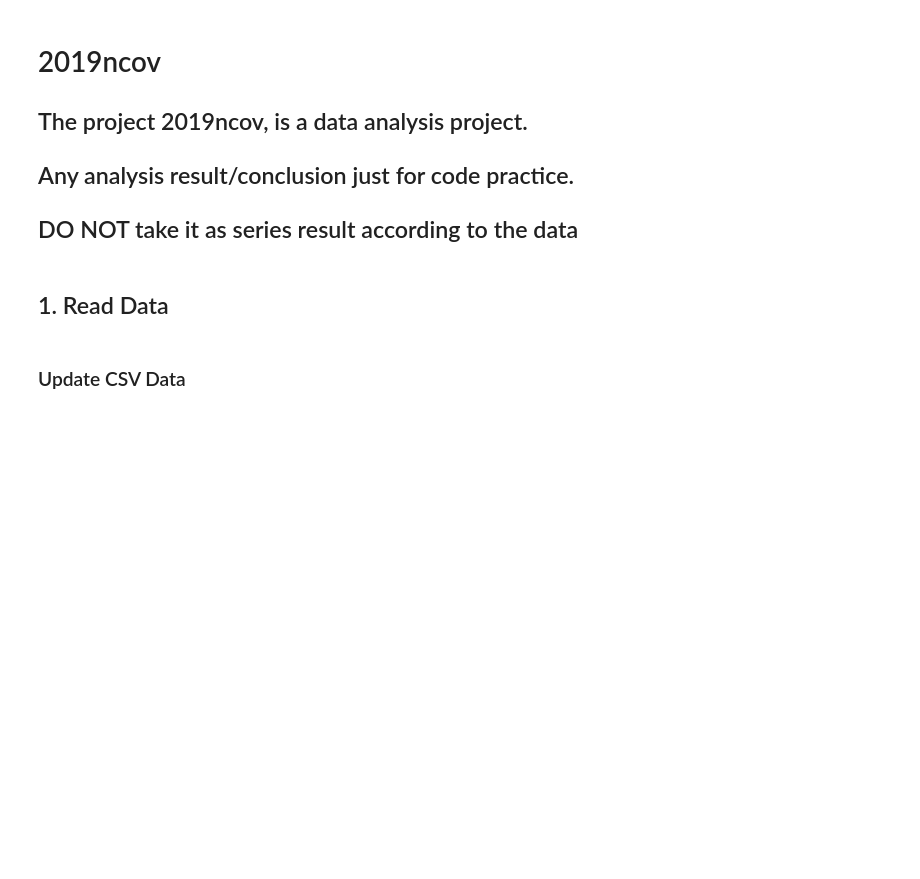
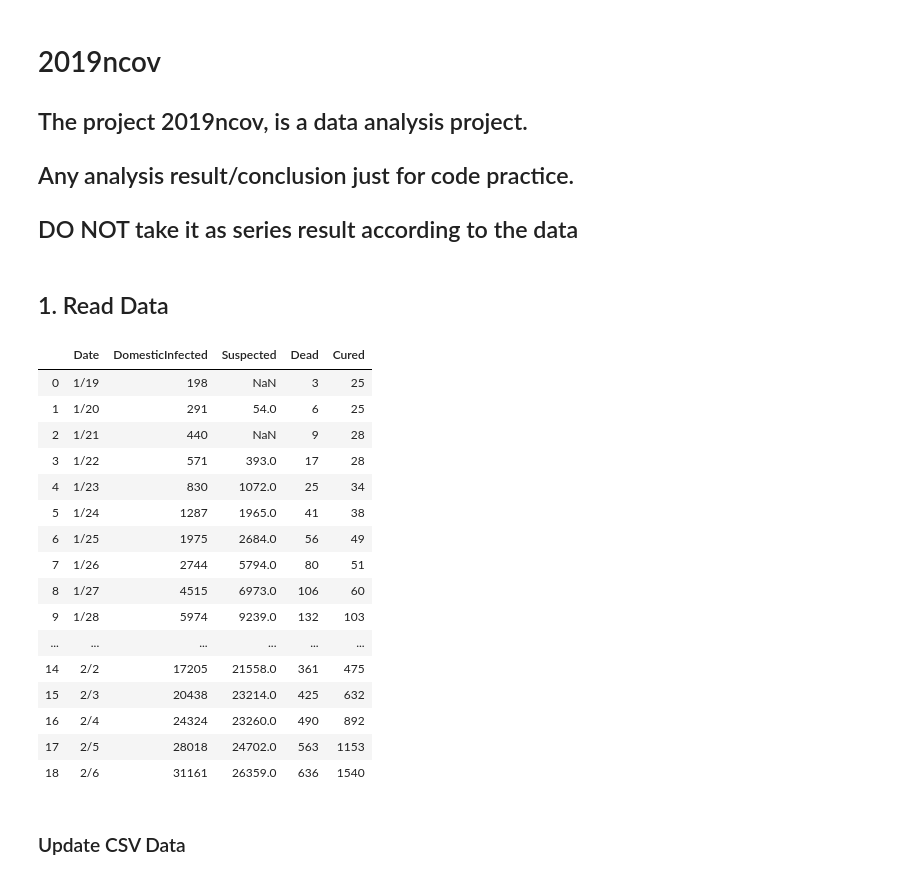
Before and after one commit to Django-Jiang/2019ncovDA, a Jupyter notebook: DA.ipynb, the cells around one changed output. Drawn from its saved outputs; the diff is of its cells as text; code cells hidden in the pictures; blank space fills up the shorter version.

```diff
--- a/DA.ipynb
+++ b/DA.ipynb
@@ -16,6 +16,26 @@ import seaborn as sns
 # %%
 filename = "2019ncov.csv"
 data = pd.read_csv(filename)
+# %%
+data
+# %% [output]
+|  | Date | DomesticInfected | Suspected | Dead | Cured |
+| 0 | 1/19 | 198 | NaN | 3 | 25 |
+| 1 | 1/20 | 291 | 54.0 | 6 | 25 |
+| 2 | 1/21 | 440 | NaN | 9 | 28 |
+| 3 | 1/22 | 571 | 393.0 | 17 | 28 |
+| 4 | 1/23 | 830 | 1072.0 | 25 | 34 |
+| 5 | 1/24 | 1287 | 1965.0 | 41 | 38 |
+| 6 | 1/25 | 1975 | 2684.0 | 56 | 49 |
+| 7 | 1/26 | 2744 | 5794.0 | 80 | 51 |
+| 8 | 1/27 | 4515 | 6973.0 | 106 | 60 |
+| 9 | 1/28 | 5974 | 9239.0 | 132 | 103 |
+| ... | ... | ... | ... | ... | ... |
+| 14 | 2/2 | 17205 | 21558.0 | 361 | 475 |
+| 15 | 2/3 | 20438 | 23214.0 | 425 | 632 |
+| 16 | 2/4 | 24324 | 23260.0 | 490 | 892 |
+| 17 | 2/5 | 28018 | 24702.0 | 563 | 1153 |
+| 18 | 2/6 | 31161 | 26359.0 | 636 | 1540 |
 # %% [markdown]
 ### Update CSV Data
 # %%
```
Also changed, not shown: parts of 4 cells of this notebook, 1 other file.
